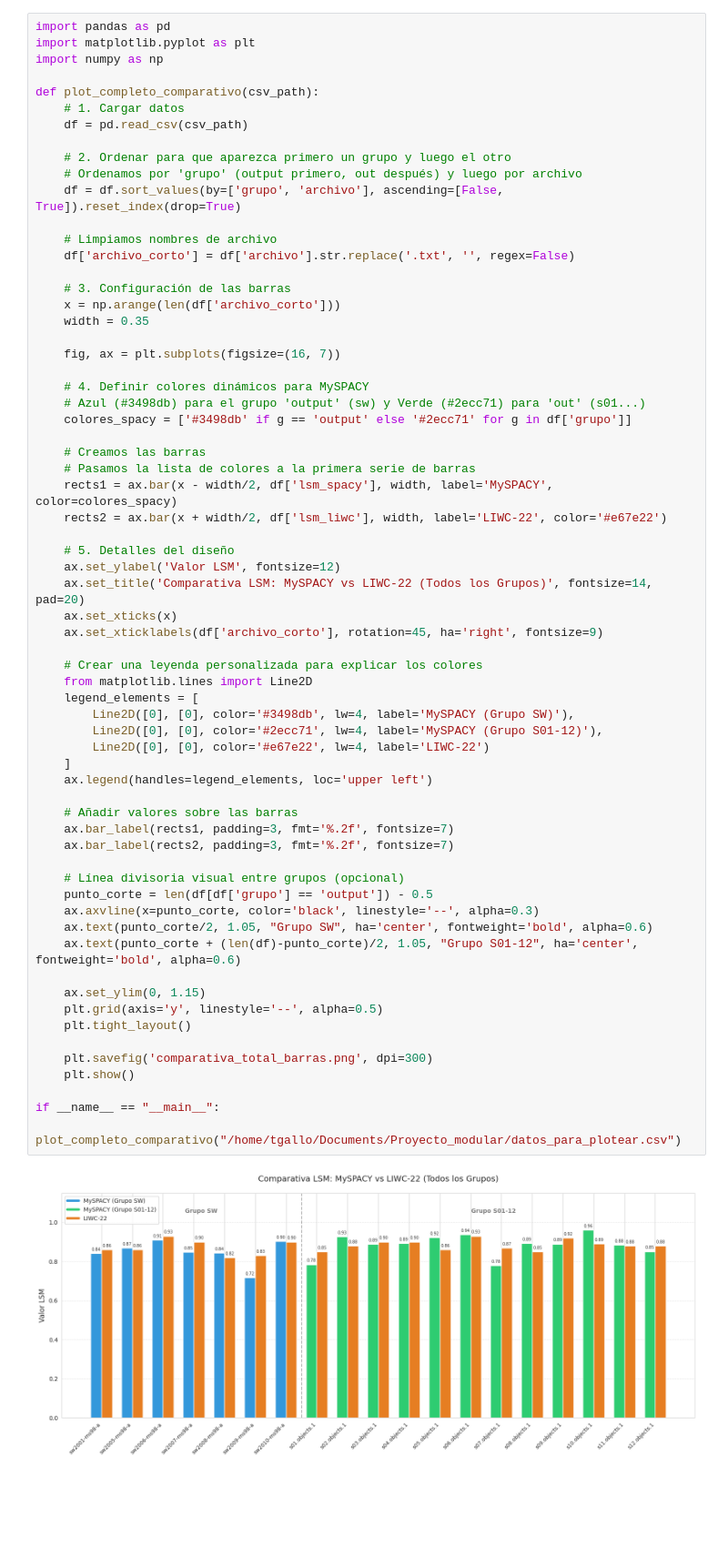
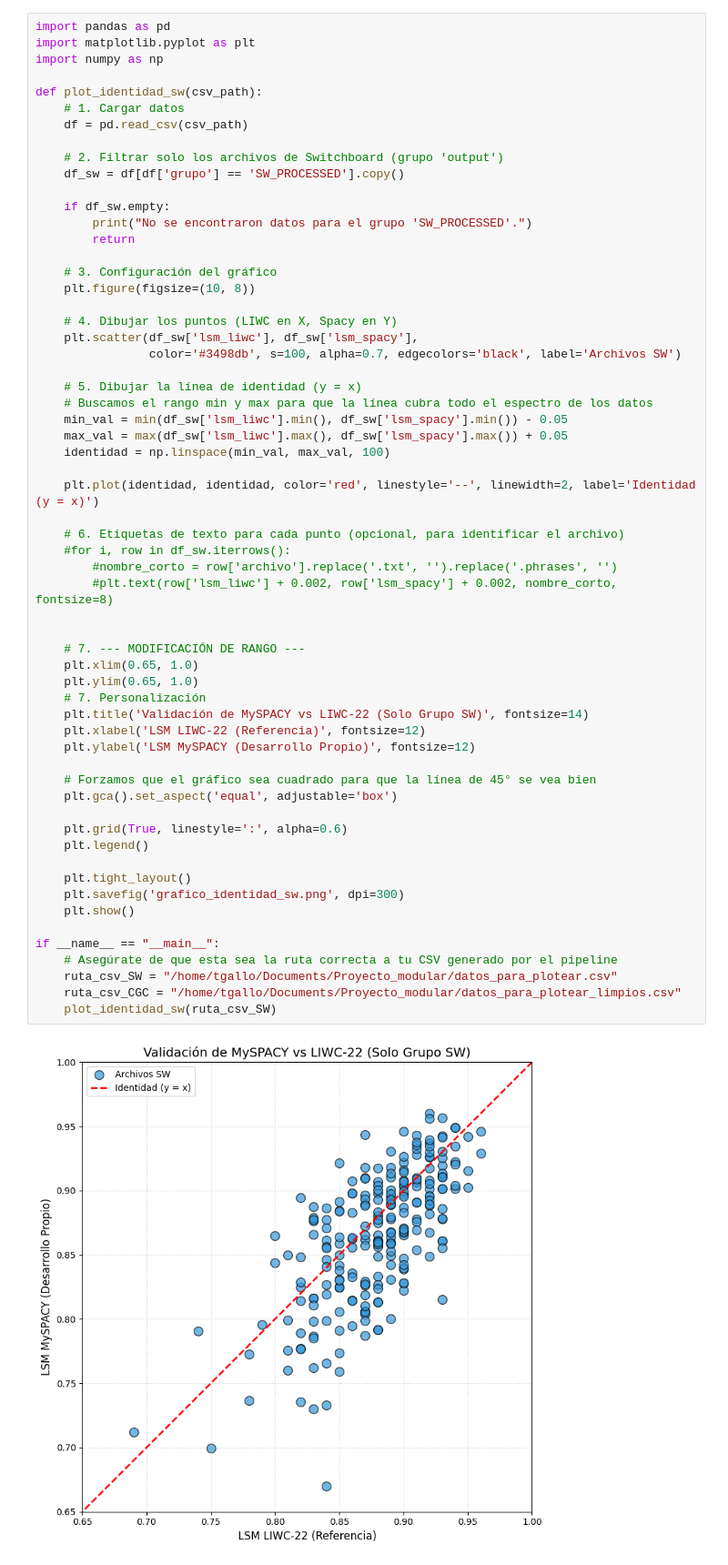
Before and after one commit to tototomygallo/MySPACY, a Jupyter notebook: GRAFICO/plotter.ipynb, the cells around one changed output. Shown at 91% size. Cells and saved outputs as stored; diff of their text form; blank space fills up the shorter version.

Commit message:
subo graficos

```diff
--- a/GRAFICO/plotter.ipynb
+++ b/GRAFICO/plotter.ipynb
@@ -1,67 +1,62 @@
 # %%
 import pandas as pd
 import matplotlib.pyplot as plt
 import numpy as np
 
-def plot_completo_comparativo(csv_path):
+def plot_identidad_sw(csv_path):
     # 1. Cargar datos
     df = pd.read_csv(csv_path)
 
-    # 2. Ordenar para que aparezca primero un grupo y luego el otro
-    # Ordenamos por 'grupo' (output primero, out después) y luego por archivo
-    df = df.sort_values(by=['grupo', 'archivo'], ascending=[False, True]).reset_index(drop=True)
+    # 2. Filtrar solo los archivos de Switchboard (grupo 'output')
+    df_sw = df[df['grupo'] == 'SW_PROCESSED'].copy()
 
-    # Limpiamos nombres de archivo
-    df['archivo_corto'] = df['archivo'].str.replace('.txt', '', regex=False)
+    if df_sw.empty:
+        print("No se encontraron datos para el grupo 'SW_PROCESSED'.")
+        return
 
-    # 3. Configuración de las barras
-    x = np.arange(len(df['archivo_corto']))
-    width = 0.35
+    # 3. Configuración del gráfico
+    plt.figure(figsize=(10, 8))
 
-    fig, ax = plt.subplots(figsize=(16, 7))
+    # 4. Dibujar los puntos (LIWC en X, Spacy en Y)
+    plt.scatter(df_sw['lsm_liwc'], df_sw['lsm_spacy'],
+                color='#3498db', s=100, alpha=0.7, edgecolors='black', label='Archivos SW')
 
-    # 4. Definir colores dinámicos para MySPACY
-    # Azul (#3498db) para el grupo 'output' (sw) y Verde (#2ecc71) para 'out' (s01...)
-    colores_spacy = ['#3498db' if g == 'output' else '#2ecc71' for g in df['grupo']]
+    # 5. Dibujar la línea de identidad (y = x)
+    # Buscamos el rango min y max para que la línea cubra todo el espectro de los datos
+    min_val = min(df_sw['lsm_liwc'].min(), df_sw['lsm_spacy'].min()) - 0.05
+    max_val = max(df_sw['lsm_liwc'].max(), df_sw['lsm_spacy'].max()) + 0.05
+    identidad = np.linspace(min_val, max_val, 100)
 
-    # Creamos las barras
-    # Pasamos la lista de colores a la primera serie de barras
-    rects1 = ax.bar(x - width/2, df['lsm_spacy'], width, label='MySPACY', color=colores_spacy)
-    rects2 = ax.bar(x + width/2, df['lsm_liwc'], width, label='LIWC-22', color='#e67e22')
+    plt.plot(identidad, identidad, color='red', linestyle='--', linewidth=2, label='Identidad (y = x)')
 
-    # 5. Detalles del diseño
-    ax.set_ylabel('Valor LSM', fontsize=12)
-    ax.set_title('Comparativa LSM: MySPACY vs LIWC-22 (Todos los Grupos)', fontsize=14, pad=20)
-    ax.set_xticks(x)
-    ax.set_xticklabels(df['archivo_corto'], rotation=45, ha='right', fontsize=9)
+    # 6. Etiquetas de texto para cada punto (opcional, para identificar el archivo)
+    #for i, row in df_sw.iterrows():
+        #nombre_corto = row['archivo'].replace('.txt', '').replace('.phrases', '')
+        #plt.text(row['lsm_liwc'] + 0.002, row['lsm_spacy'] + 0.002, nombre_corto, fontsize=8)
 
-    # Crear una leyenda personalizada para explicar los colores
-    from matplotlib.lines import Line2D
-    legend_elements = [
-        Line2D([0], [0], color='#3498db', lw=4, label='MySPACY (Grupo SW)'),
-        Line2D([0], [0], color='#2ecc71', lw=4, label='MySPACY (Grupo S01-12)'),
-        Line2D([0], [0], color='#e67e22', lw=4, label='LIWC-22')
-    ]
-    ax.legend(handles=legend_elements, loc='upper left')
 
-    # Añadir valores sobre las barras
-    ax.bar_label(rects1, padding=3, fmt='%.2f', fontsize=7)
-    ax.bar_label(rects2, padding=3, fmt='%.2f', fontsize=7)
+    # 7. --- MODIFICACIÓN DE RANGO ---
+    plt.xlim(0.65, 1.0)
+    plt.ylim(0.65, 1.0)
+    # 7. Personalización
+    plt.title('Validación de MySPACY vs LIWC-22 (Solo Grupo SW)', fontsize=14)
+    plt.xlabel('LSM LIWC-22 (Referencia)', fontsize=12)
+    plt.ylabel('LSM MySPACY (Desarrollo Propio)', fontsize=12)
 
-    # Línea divisoria visual entre grupos (opcional)
-    punto_corte = len(df[df['grupo'] == 'output']) - 0.5
-    ax.axvline(x=punto_corte, color='black', linestyle='--', alpha=0.3)
-    ax.text(punto_corte/2, 1.05, "Grupo SW", ha='center', fontweight='bold', alpha=0.6)
-    ax.text(punto_corte + (len(df)-punto_corte)/2, 1.05, "Grupo S01-12", ha='center', fontweight='bold', alpha=0.6)
+    # Forzamos que el gráfico sea cuadrado para que la línea de 45° se vea bien
+    plt.gca().set_aspect('equal', adjustable='box')
 
-    ax.set_ylim(0, 1.15)
-    plt.grid(axis='y', linestyle='--', alpha=0.5)
+    plt.grid(True, linestyle=':', alpha=0.6)
+    plt.legend()
+
     plt.tight_layout()
-
-    plt.savefig('comparativa_total_barras.png', dpi=300)
+    plt.savefig('grafico_identidad_sw.png', dpi=300)
     plt.show()
 
 if __name__ == "__main__":
-    plot_completo_comparativo("/home/tgallo/Documents/Proyecto_modular/datos_para_plotear.csv")
+    # Asegúrate de que esta sea la ruta correcta a tu CSV generado por el pipeline
+    ruta_csv_SW = "/home/tgallo/Documents/Proyecto_modular/datos_para_plotear.csv"
+    ruta_csv_CGC = "/home/tgallo/Documents/Proyecto_modular/datos_para_plotear_limpios.csv"
+    plot_identidad_sw(ruta_csv_SW)
 # %% [output]
-[figure, old version]
+[figure, new version]
```
Also changed, not shown: parts of 3 cells of this notebook, 3 other files.
